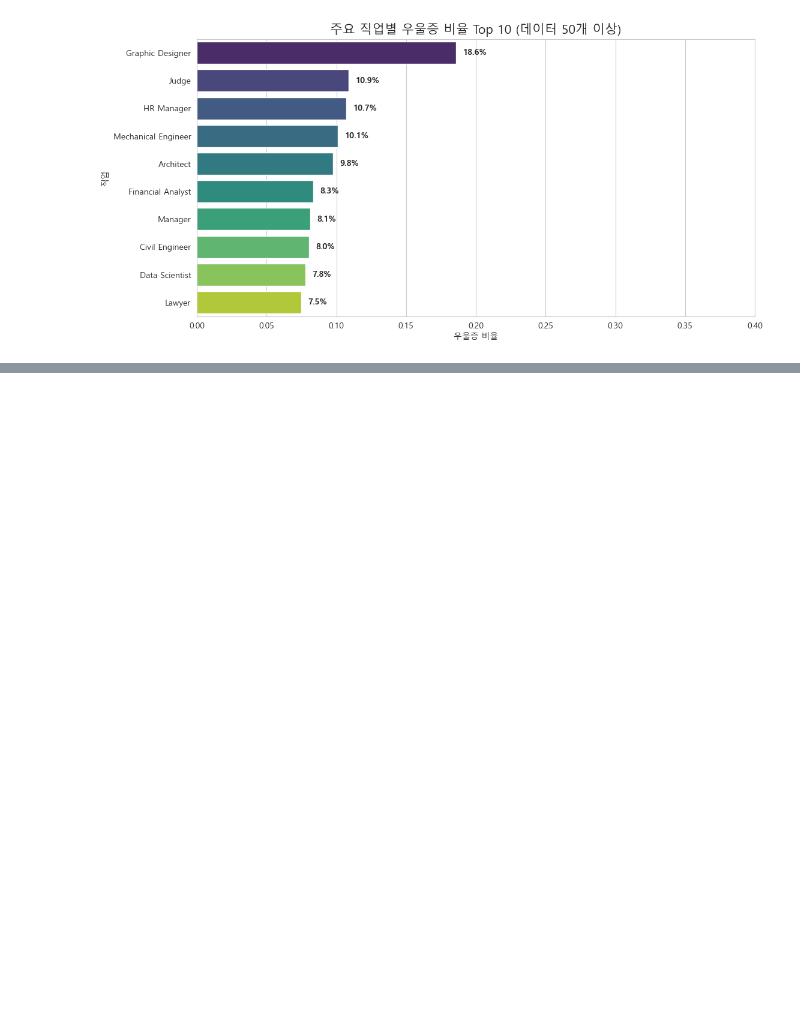
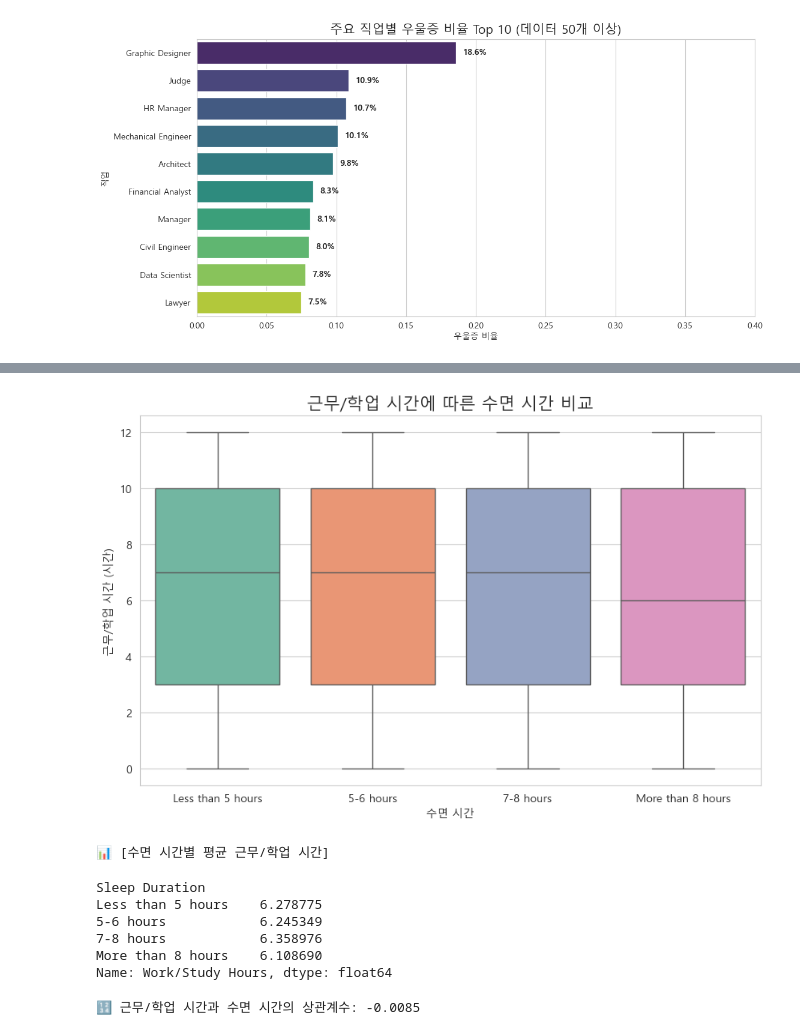
Before and after one commit to morerule/first-repository, a Jupyter notebook: mental.ipynb, the cells around one changed output, grey strips where cells are left out. Drawn from its saved outputs; the diff is of its cells as text; code cells hidden in the pictures; blank space fills up the shorter version.

```diff
--- a/mental.ipynb
+++ b/mental.ipynb
@@ -1014,0 +1041,47 @@ plt.show()
+# %%
+# 근무/학업 시간(Work/Study Hours)과 수면 시간(Sleep Duration) 비교 시각화
+
+# 수면 시간 순서 정렬
+sleep_order = ['Less than 5 hours', '5-6 hours', '7-8 hours', 'More than 8 hours']
+
+plt.figure(figsize=(10, 6))
+
+# 박스 플롯 그리기
+sns.boxplot(x='Sleep Duration', y='Work/Study Hours', data=df, order=sleep_order, palette='Set2')
+
+plt.title('근무/학업 시간에 따른 수면 시간 비교', fontsize=15)
+plt.xlabel('수면 시간')
+plt.ylabel('근무/학업 시간 (시간)')
+plt.show()
+
+# 수치로 확인하기 (그룹별 평균 근무시간)
+print("📊 [수면 시간별 평균 근무/학업 시간]")
+avg_work_by_sleep = df.groupby('Sleep Duration')['Work/Study Hours'].mean().reindex(sleep_order)
+display(avg_work_by_sleep)
+# %% [output]
+[figure, added]
+📊 [수면 시간별 평균 근무/학업 시간]
+Sleep Duration
+Less than 5 hours    6.278775
+5-6 hours            6.245349
+7-8 hours            6.358976
+More than 8 hours    6.108690
+Name: Work/Study Hours, dtype: float64
+# %%
+# 1. 수면 시간을 숫자로 변환 (상관관계 계산을 위해 대략적인 중간값 부여)
+sleep_mapping = {
+    'Less than 5 hours': 4.5,
+    '5-6 hours': 5.5,
+    '7-8 hours': 7.5,
+    'More than 8 hours': 8.5
+}
+
+# 'Sleep_Numeric'이라는 새로운 컬럼 생성
+df['Sleep_Numeric'] = df['Sleep Duration'].map(sleep_mapping)
+
+# 2. 상관계수 계산 (근무시간 vs 수면시간)
+correlation = df['Work/Study Hours'].corr(df['Sleep_Numeric'])
+
+print(f"🔢 근무/학업 시간과 수면 시간의 상관계수: {correlation:.4f}")
+# %% [output]
+🔢 근무/학업 시간과 수면 시간의 상관계수: -0.0085
```
Also changed, not shown: parts of 18 cells of this notebook.
